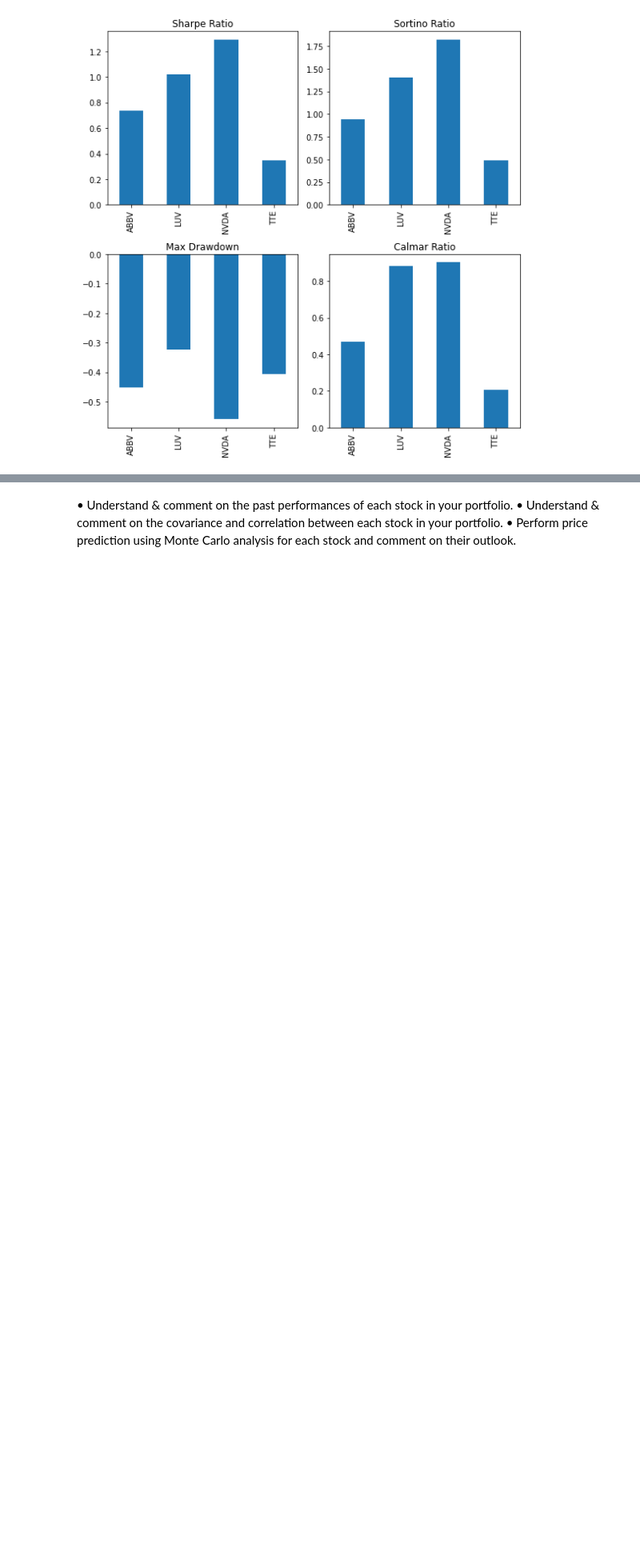
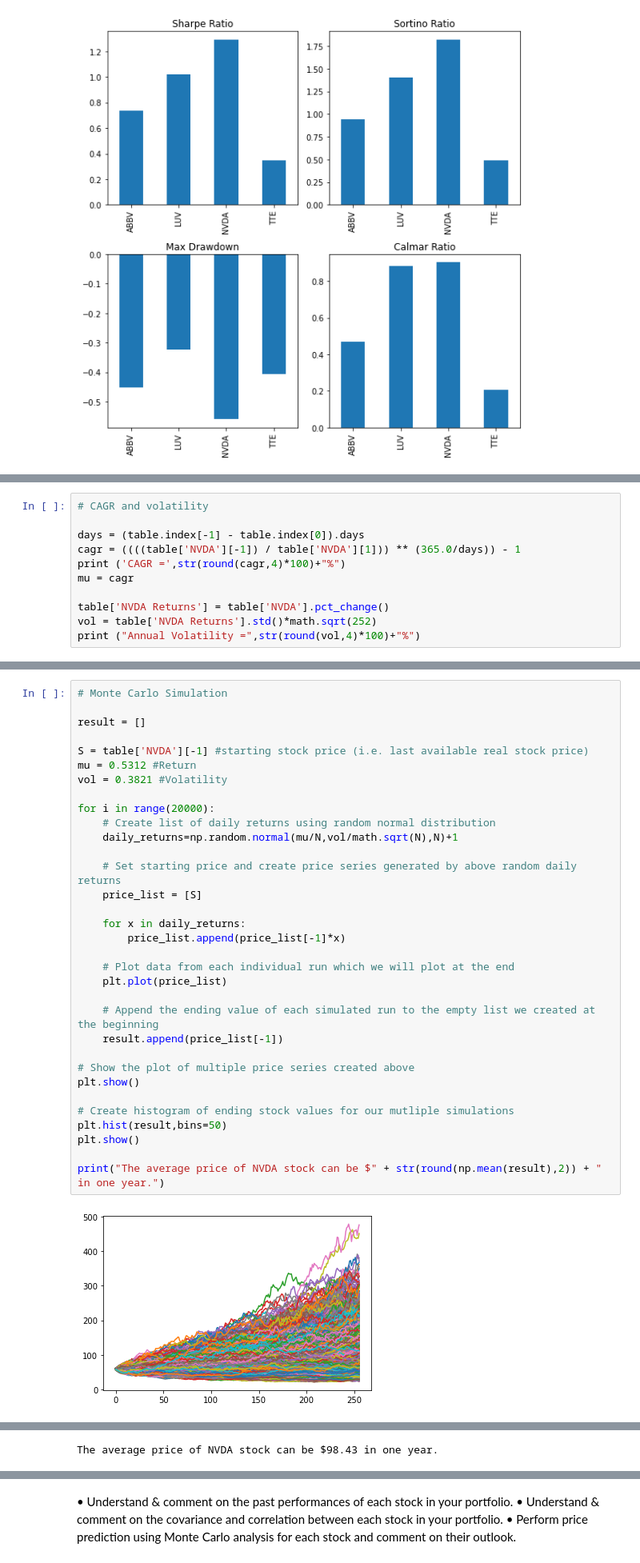
Before and after one commit to isabelgrau/ADMN5006-Financial-Analytics-Capital-Gain, a Jupyter notebook: ADMN 5006 Capital Gain Portfolio.ipynb, the cells around one changed output, grey strips where cells are left out. Shown at 80% size. Saved outputs shown, nothing was run; the diff lists cells and outputs as text; blank space fills up the shorter version.

Commit message:
added monte carlo

```diff
--- a/ADMN 5006 Capital Gain Portfolio.ipynb
+++ b/ADMN 5006 Capital Gain Portfolio.ipynb
@@ -148,0 +160,11 @@ plt.show()
+# %%
+# CAGR and volatility
+
+days = (table.index[-1] - table.index[0]).days
+cagr = ((((table['NVDA'][-1]) / table['NVDA'][1])) ** (365.0/days)) - 1
+print ('CAGR =',str(round(cagr,4)*100)+"%")
+mu = cagr
+
+table['NVDA Returns'] = table['NVDA'].pct_change()
+vol = table['NVDA Returns'].std()*math.sqrt(252)
+print ("Annual Volatility =",str(round(vol,4)*100)+"%")
@@ -148,0 +174,35 @@ plt.show()
+# %%
+# Monte Carlo Simulation
+
+result = []
+
+S = table['NVDA'][-1] #starting stock price (i.e. last available real stock price)
+mu = 0.5312 #Return
+vol = 0.3821 #Volatility
+
+for i in range(20000):
+    # Create list of daily returns using random normal distribution
+    daily_returns=np.random.normal(mu/N,vol/math.sqrt(N),N)+1
+
+    # Set starting price and create price series generated by above random daily returns
+    price_list = [S]
+
+    for x in daily_returns:
+        price_list.append(price_list[-1]*x)
+
+    # Plot data from each individual run which we will plot at the end
+    plt.plot(price_list)
+
+    # Append the ending value of each simulated run to the empty list we created at the beginning
+    result.append(price_list[-1])
+
+# Show the plot of multiple price series created above
+plt.show()
+
+# Create histogram of ending stock values for our mutliple simulations
+plt.hist(result,bins=50)
+plt.show()
+
+print("The average price of NVDA stock can be $" + str(round(np.mean(result),2)) + " in one year.")
+# %% [output]
+[figure, added]
@@ -148,0 +210 @@ plt.show()
+The average price of NVDA stock can be $98.43 in one year.
```
Also changed, not shown: parts of 29 cells of this notebook.
